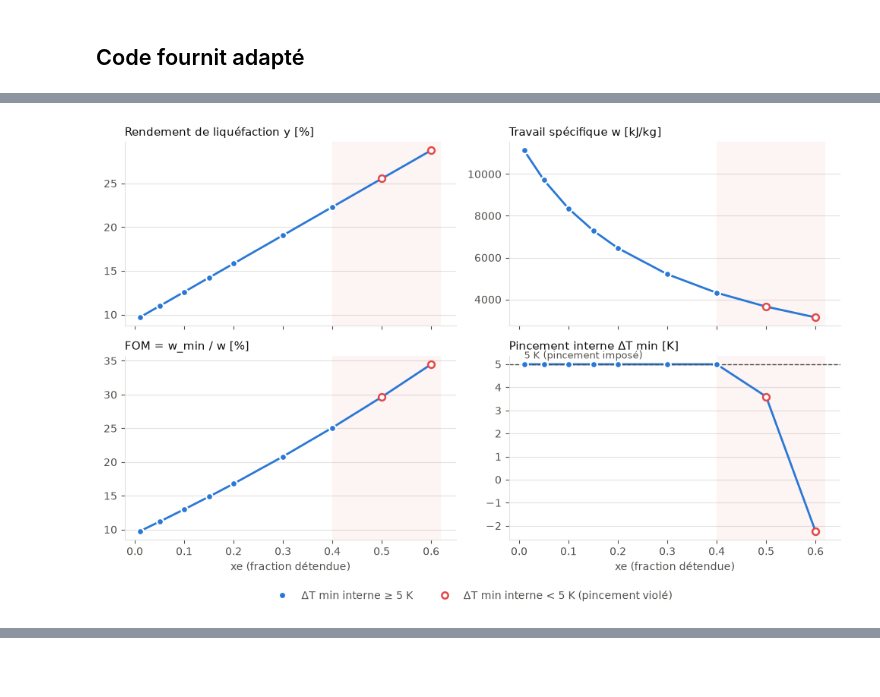
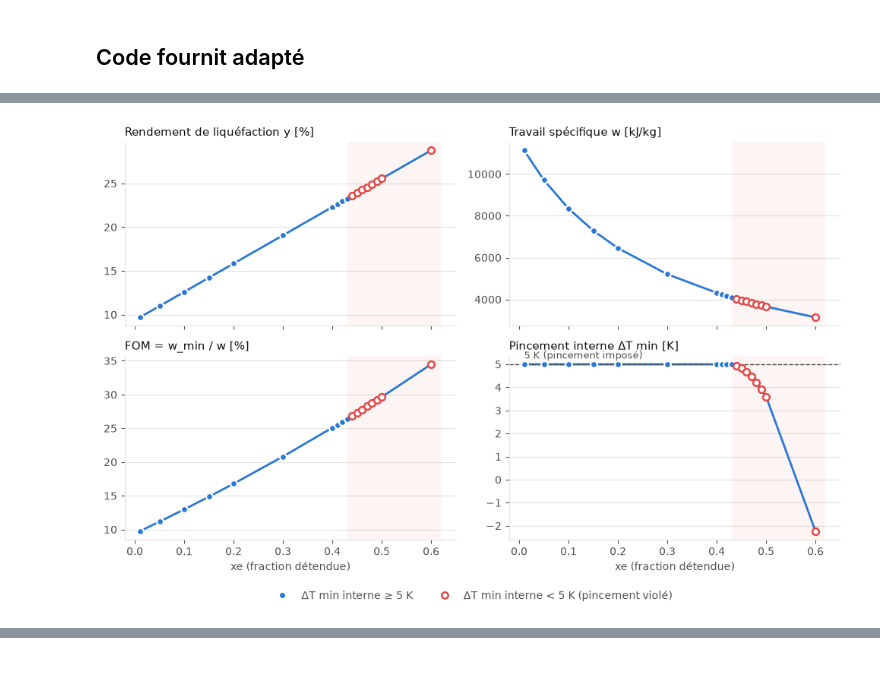
Before and after one commit to Mascof17/sys_en, a Jupyter notebook: proj_12/LNG_L0_martin.ipynb, the cells around one changed output, grey strips where cells are left out. Cells and saved outputs as stored; diff of their text form; code cells hidden in the pictures.

```diff
--- a/proj_12/LNG_L0_martin.ipynb
+++ b/proj_12/LNG_L0_martin.ipynb
@@ -496,34 +536,3 @@ W détendeur        : 30.4 kW
 ΔT bout froid      : 105.10 K
 # %% [markdown]
 ## Code fournit adapté
-# %%
-def warm_start(sys_):
-    for v in sys_.unknowns:
-        v.start = v.value          # la solution courante devient le point de départ
-
-comps_L3 = [Comp1_L3, Comp2_L3, Comp3_L3, Comp4_L3]   # adapte à tes noms
-results = []
-
-print(f"{'xe':>5} {'ok':>3} {'m_circ':>7} {'y [%]':>6} {'w [kJ/kg]':>10} {'FOM [%]':>8} "
-      f"{'ΔT chaud':>9} {'ΔT froid':>9} {'ΔT min int.':>11}")
-
-
-
-for xe in [0.01, 0.05, 0.1, 0.15, 0.2, 0.3, 0.4, 0.5, 0.6, 0.7, 0.8, 0.9]:
-    warm_start(sys_L3)
-    x_expander = xe                       # lue par la lambda de split_expander
-    sol = solve(sys_L3, steps=40)
-    if not sol.success:
-        print(f"{xe:5.2f}  ✗  échec -> arrêt (dernier xe valide = {results[-1]['xe'] if results else None})")
-        break
-
-    res = lng_metrics(comps_L3, liquid_product_L3.port, Mixer_L3.out,
-                      expanders=[Expander_L3])
-    T_h, T_c = hx_profile(Recuperator_L3, "Methane")
-    dT_hot  = Recuperator_L3.hot_in.T  - Recuperator_L3.cold_out.T
-    dT_cold = Recuperator_L3.hot_out.T - Recuperator_L3.cold_in.T
-    dT_int  = (T_h - T_c).min()
-
-    results.append(dict(xe=xe, **res, dT_hot=dT_hot, dT_cold=dT_cold, dT_int=dT_int))
-    print(f"{xe:5.2f} {'✓':>3} {res['m_circ']:7.2f} {res['y']*100:6.2f} {res['w']/1e3:10.0f} "
-          f"{res['fom']*100:8.1f} {dT_hot:9.2f} {dT_cold:9.2f} {dT_int:11.2f}")
@@ -571,10 +582,7 @@ import matplotlib.pyplot as plt
 from matplotlib.lines import Line2D
 
 # ── 1) DataFrame lisible (sans .style) ───────────────────────────────────────
-df = (pd.DataFrame(results)
-        .drop_duplicates("xe", keep="last")
-        .sort_values("xe")
-        .set_index("xe"))
+df = pd.DataFrame(results.values()).sort_values("xe").set_index("xe")   # au lieu de pd.DataFrame(results).drop_duplicates(...)
 
 out = pd.DataFrame({
     "y [%]":           df["y"] * 100,
@@ -600,31 +608,31 @@ ok = out["ΔT min int. [K]"] >= 4.99               # pincement interne respecté
 panels = [("y [%]",           "Rendement de liquéfaction y [%]"),
           ("w [kJ/kg]",       "Travail spécifique w [kJ/kg]"),
           ("FOM [%]",         "FOM = w_min / w [%]"),
           ("ΔT min int. [K]", "Pincement interne ΔT min [K]")]
 
 fig, axs = plt.subplots(2, 2, figsize=(10, 6.5), sharex=True)
 for ax, (col, title) in zip(axs.flat, panels):
     if (~ok).any():                               # zone où le pincement interne est violé
         ax.axvspan(out.index[ok].max(), out.index.max() + 0.02, color=RED, alpha=0.06, lw=0)
     ax.plot(out.index, out[col], color=BLUE, lw=2, zorder=2)
     ax.scatter(out.index[ok],  out.loc[ok,  col], s=40, color=BLUE, edgecolor="white", linewidth=1.5, zorder=3)
     ax.scatter(out.index[~ok], out.loc[~ok, col], s=40, facecolor="white", edgecolor=RED, linewidth=1.8, zorder=3)
     ax.set_title(title, loc="left", fontsize=11, color=INK)
     ax.grid(axis="y", color=GRID, lw=0.8); ax.set_axisbelow(True)
     for s in ("top", "right"): ax.spines[s].set_visible(False)
     for s in ("left", "bottom"): ax.spines[s].set_color(GRID)
     ax.tick_params(colors=MUTED)
 
 ax = axs[1, 1]                                    # ligne de pincement imposé
 ax.axhline(5, color=MUTED, ls="--", lw=1)
 ax.text(out.index.min(), 5.15, "5 K (pincement imposé)", color=MUTED, fontsize=9, va="bottom")
 
 for ax in axs[1]: ax.set_xlabel("xe (fraction détendue)", color=MUTED)
 fig.legend(handles=[Line2D([], [], marker="o", color=BLUE, lw=0, markeredgecolor="white", label="ΔT min interne ≥ 5 K"),
                     Line2D([], [], marker="o", color="white", lw=0, markeredgecolor=RED, markeredgewidth=1.8,
                            label="ΔT min interne < 5 K (pincement violé)")],
            loc="lower center", ncol=2, frameon=False, labelcolor=MUTED)
 fig.tight_layout(rect=(0, 0.05, 1, 1))
 plt.show()
 # %% [output]
-[figure, old version]
+[figure, new version]
```
Also changed, not shown: parts of 11 cells of this notebook.
